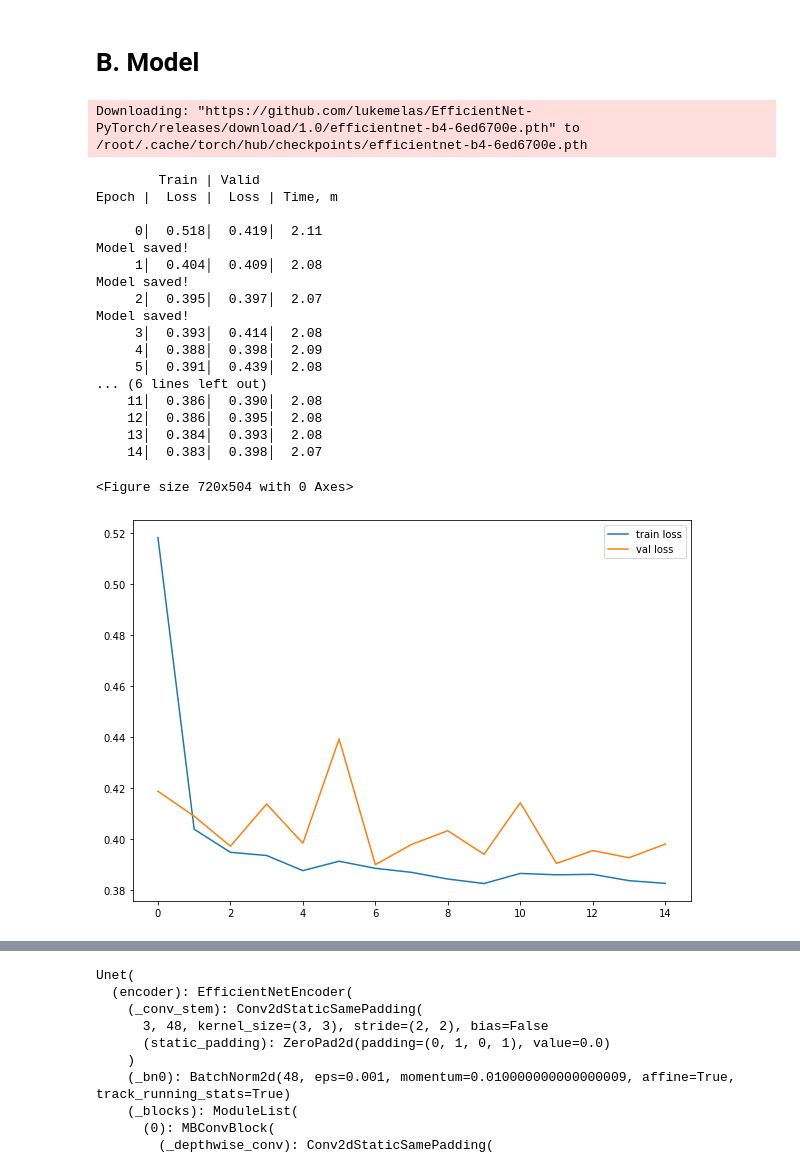
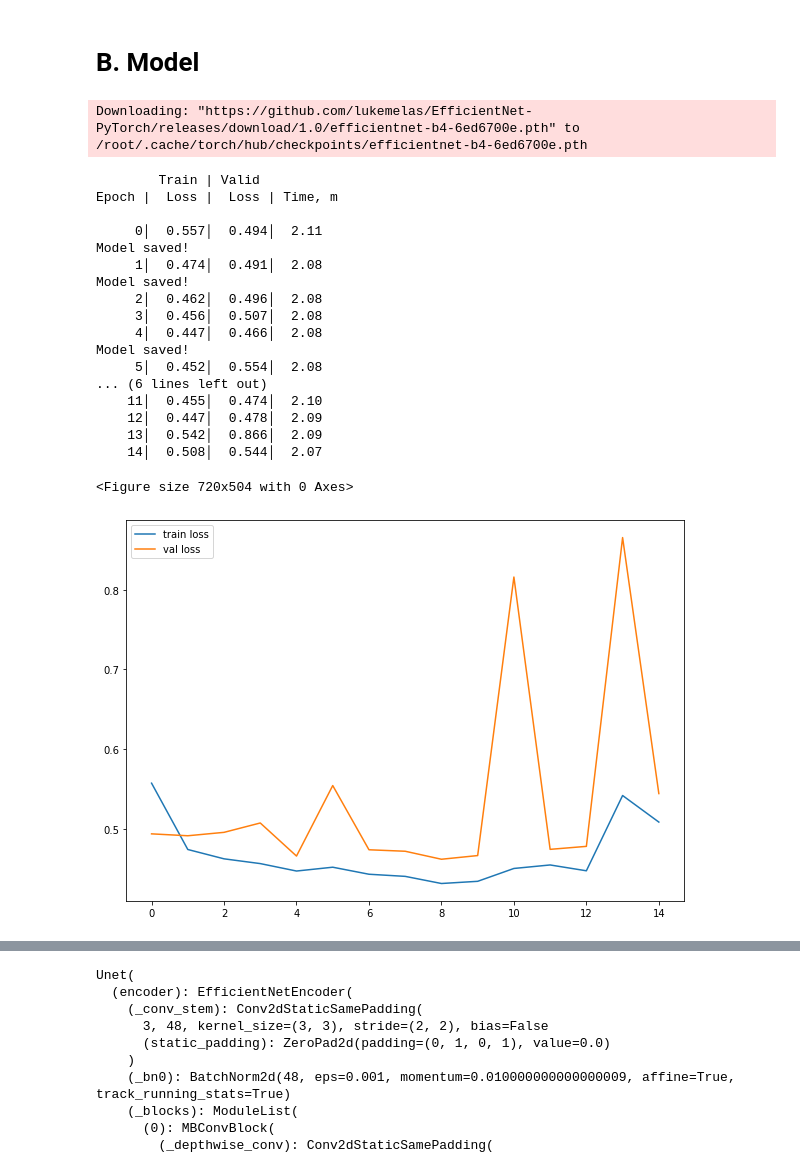
Before and after one commit to Priscillia-Previtero/ML_P8, a Jupyter notebook: overlap-and-inference.ipynb, the cells around one changed output, grey strips where cells are left out. Drawn from its saved outputs; the diff is of its cells as text; code cells hidden in the pictures.

Commit message:
soft_dice_loss instead of dice_loss

```diff
--- a/overlap-and-inference.ipynb
+++ b/overlap-and-inference.ipynb
@@ -400,7 +400,7 @@ val_loader = D.DataLoader(
 model = get_model()
 model.to(DEVICE)
 bce_loss = nn.BCEWithLogitsLoss()
-dice_loss = smp.utils.losses.DiceLoss()
+dice_loss = SoftDiceLoss()#smp.utils.losses.DiceLoss()
 optimizer = torch.optim.SGD(model.parameters(), lr=0.3, momentum=0.9)
 scheduler = CosineAnnealingWarmRestarts(optimizer, T_0=3, T_mult=2)
 
@@ -434,44 +434,44 @@ for epoch in range(EPOCHS):
     train_loss = np.array(train_losses).mean()
     val_loss = np.array(val_losses).mean()
     trains.append(train_loss)
     vals.append(val_loss)
     print(raw_line.format(epoch,
                           train_loss,
                           val_loss,
                           (time.time()-start_time)/60**1))
 
     if best_loss > val_loss:
         best_loss = val_loss
         torch.save(model, os.path.join(SAVE_DIR, f'best_model.pth'))#_{fold}.pth'))
         print('Model saved!')
 
 #plot
 plt.figure(figsize=(10,7))
 plt.plot(trains, label='train loss')
 plt.plot(vals, label='val loss')
 plt.legend()
 plt.show();
 # %% [output]
 Downloading: "https://github.com/lukemelas/EfficientNet-PyTorch/releases/download/1.0/efficientnet-b4-6ed6700e.pth" to /root/.cache/torch/hub/checkpoints/efficientnet-b4-6ed6700e.pth
         Train | Valid
 Epoch |  Loss |  Loss | Time, m
 
-     0│  0.518│  0.419│  2.11
+     0│  0.557│  0.494│  2.11
 Model saved!
-     1│  0.404│  0.409│  2.08
+     1│  0.474│  0.491│  2.08
 Model saved!
-     2│  0.395│  0.397│  2.07
+     2│  0.462│  0.496│  2.08
+     3│  0.456│  0.507│  2.08
+     4│  0.447│  0.466│  2.08
 Model saved!
-     3│  0.393│  0.414│  2.08
-     4│  0.388│  0.398│  2.09
-     5│  0.391│  0.439│  2.08
+     5│  0.452│  0.554│  2.08
 ... (6 lines left out)
-    11│  0.386│  0.390│  2.08
-    12│  0.386│  0.395│  2.08
-    13│  0.384│  0.393│  2.08
-    14│  0.383│  0.398│  2.07
+    11│  0.455│  0.474│  2.10
+    12│  0.447│  0.478│  2.09
+    13│  0.542│  0.866│  2.09
+    14│  0.508│  0.544│  2.07
 <Figure size 720x504 with 0 Axes>
-[figure, old version]
+[figure, new version]
 # %%
 del train_ds, valid_ds, train_loader, val_loader, model
 gc.collect()
```
Also changed, not shown: parts of 2 cells of this notebook.
